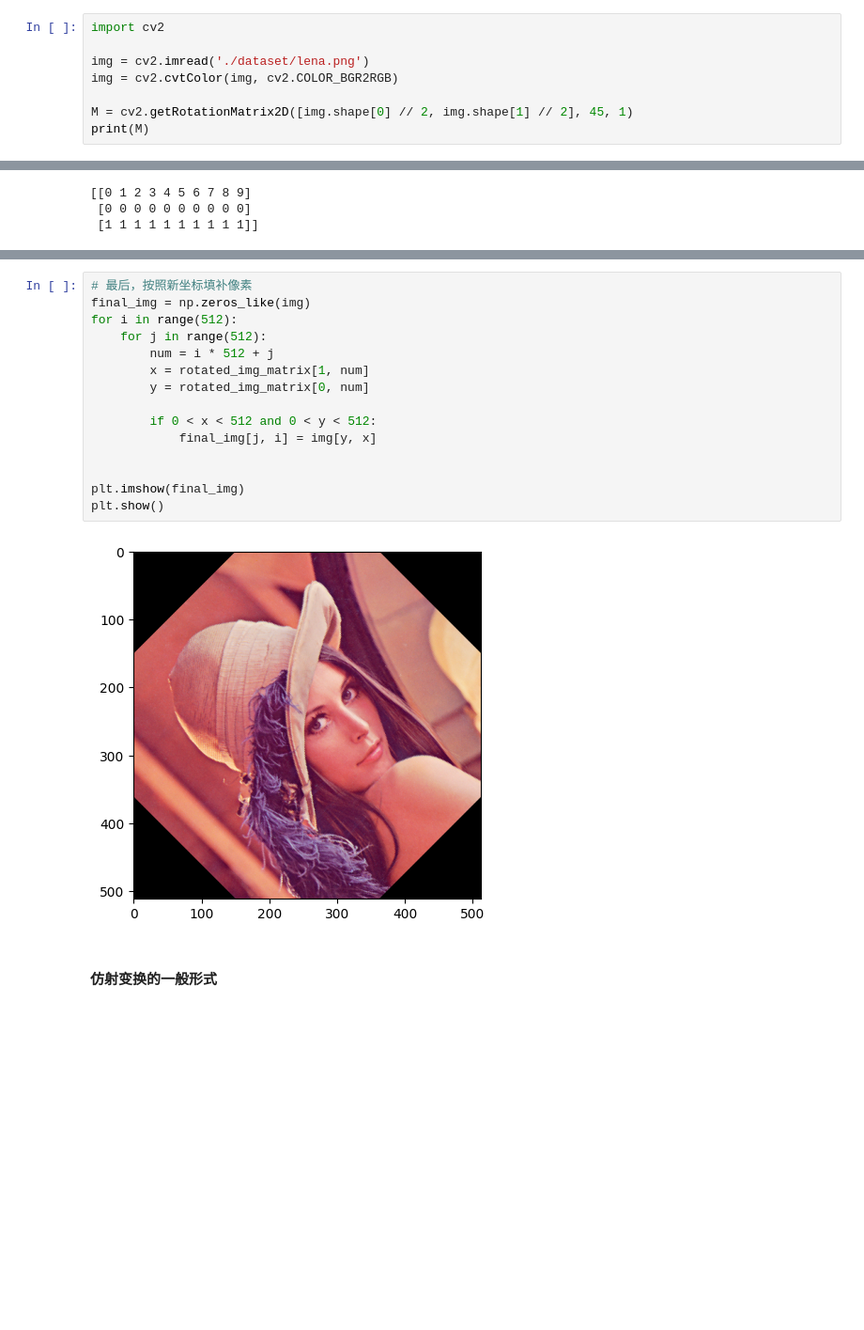
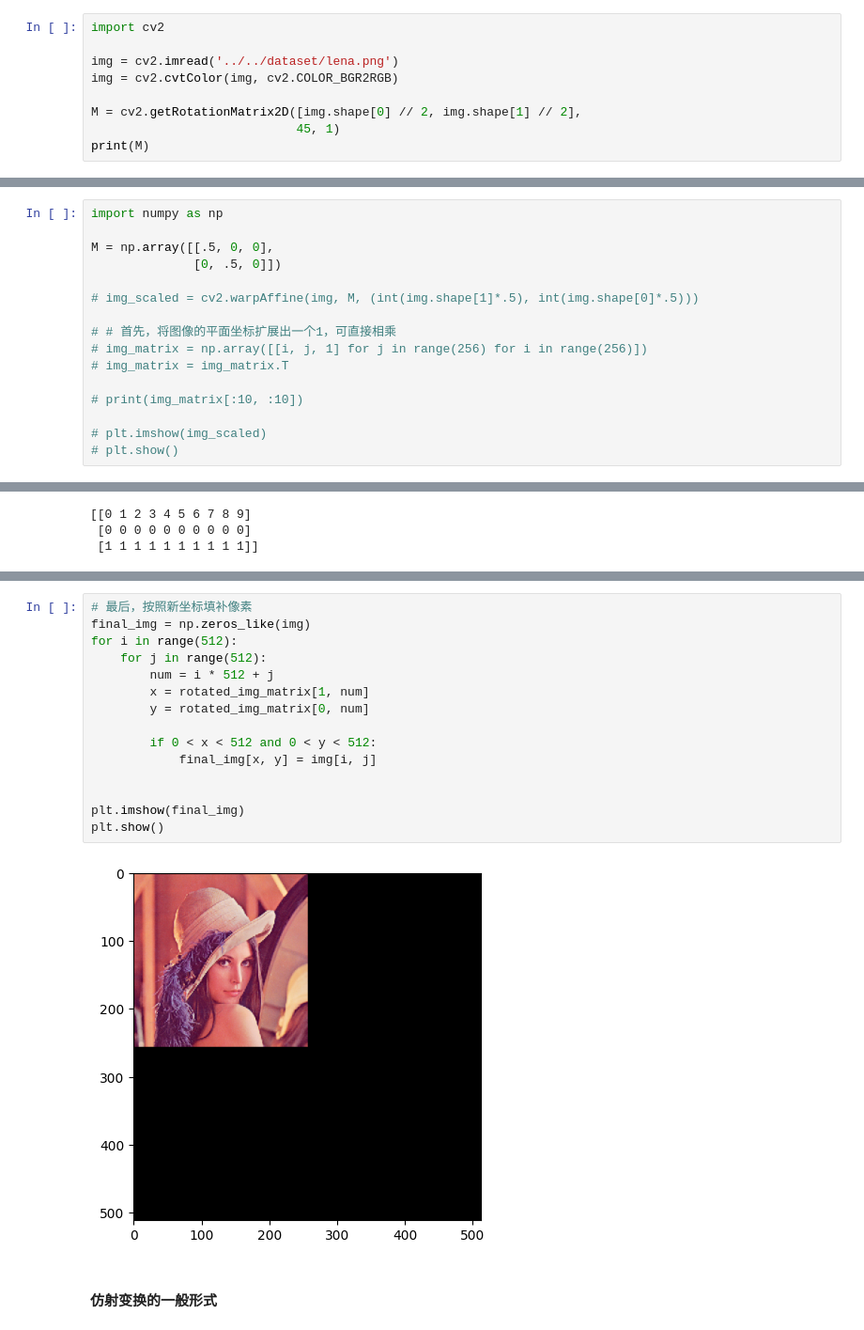
Before and after one commit to jiangxiang/cv101, a Jupyter notebook: notes/section1/仿射变换与透视变换.ipynb, the cells around one changed output, grey strips where cells are left out. Shown at 94% size. Cells and saved outputs as stored; diff of their text form; blank space fills up the shorter version.

```diff
--- a/notes/section1/仿射变换与透视变换.ipynb
+++ b/notes/section1/仿射变换与透视变换.ipynb
@@ -55,10 +55,11 @@ plt.show()
 # %%
 import cv2
 
-img = cv2.imread('./dataset/lena.png')
+img = cv2.imread('../../dataset/lena.png')
 img = cv2.cvtColor(img, cv2.COLOR_BGR2RGB)
 
-M = cv2.getRotationMatrix2D([img.shape[0] // 2, img.shape[1] // 2], 45, 1)
+M = cv2.getRotationMatrix2D([img.shape[0] // 2, img.shape[1] // 2],
+                            45, 1)
 print(M)
 # %% [output]
 [[   0.70710678    0.70710678 -106.03867197]
@@ -99,6 +100,22 @@ $$y'=a_{10}x + a_{11}y + b_1$$
 而经过上述变换，即可得到变换后的坐标。
 
 以下是一个依据旋转矩阵的底层实现，其功能与opencv提供的函数相同。
+# %%
+import numpy as np
+
+M = np.array([[.5, 0, 0],
+              [0, .5, 0]])
+
+# img_scaled = cv2.warpAffine(img, M, (int(img.shape[1]*.5), int(img.shape[0]*.5)))
+
+# # 首先，将图像的平面坐标扩展出一个1，可直接相乘
+# img_matrix = np.array([[i, j, 1] for j in range(256) for i in range(256)])
+# img_matrix = img_matrix.T
+
+# print(img_matrix[:10, :10])
+
+# plt.imshow(img_scaled)
+# plt.show()
 # %%
 import numpy as np
 
@@ -122,20 +139,20 @@ print(rotated_img_matrix[:10, :10], rotated_img_matrix.shape)
 # %%
 # 最后，按照新坐标填补像素
 final_img = np.zeros_like(img)
 for i in range(512):
     for j in range(512):
         num = i * 512 + j
         x = rotated_img_matrix[1, num]
         y = rotated_img_matrix[0, num]
 
         if 0 < x < 512 and 0 < y < 512:
-            final_img[j, i] = img[y, x]
+            final_img[x, y] = img[i, j]
 
 
 plt.imshow(final_img)
 plt.show()
 # %% [output]
-[figure, old version]
+[figure, new version]
 # %% [markdown]
 #### 仿射变换的一般形式
 # %% [markdown]
```
Also changed, not shown: parts of 2 cells of this notebook, 8 other files.
